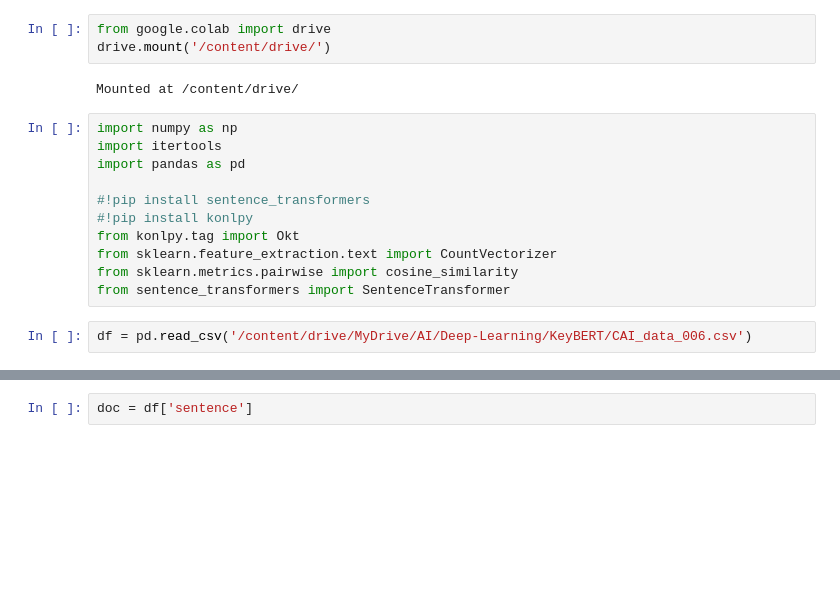
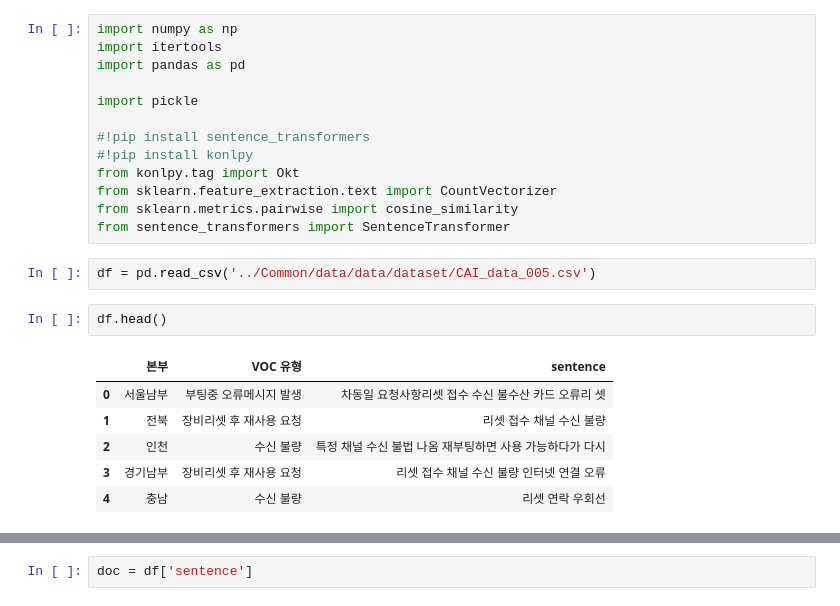
Before and after one commit to yyc9337/AI_Project, a Jupyter notebook: NLP/[Company] Channel AI (자연어처리)/Keywords/KeyBERT_MaxSumSimilary.ipynb, the cells around one changed output, grey strips where cells are left out. Saved outputs shown, nothing was run; the diff lists cells and outputs as text; blank space fills up the shorter version.

```diff
--- a/NLP/[Company] Channel AI (자연어처리)/Keywords/KeyBERT_MaxSumSimilary.ipynb
+++ b/NLP/[Company] Channel AI (자연어처리)/Keywords/KeyBERT_MaxSumSimilary.ipynb
@@ -1,12 +1,9 @@
-# %%
-from google.colab import drive
-drive.mount('/content/drive/')
-# %% [output]
-Mounted at /content/drive/
 # %%
 import numpy as np
 import itertools
 import pandas as pd
+
+import pickle
 
 #!pip install sentence_transformers
 #!pip install konlpy
@@ -14,8 +11,17 @@ from konlpy.tag import Okt
 from sklearn.feature_extraction.text import CountVectorizer
 from sklearn.metrics.pairwise import cosine_similarity
 from sentence_transformers import SentenceTransformer
-# %%
-df = pd.read_csv('/content/drive/MyDrive/AI/Deep-Learning/KeyBERT/CAI_data_006.csv')
+# %%
+df = pd.read_csv('../Common/data/data/dataset/CAI_data_005.csv')
+# %%
+df.head()
+# %% [output]
+|  | 본부 | VOC 유형 | sentence |
+| 0 | 서울남부 | 부팅중 오류메시지 발생 | 차동일 요청사항리셋 접수 수신 불수산 카드 오류리 셋 |
+| 1 | 전북 | 장비리셋 후 재사용 요청 | 리셋 접수 채널 수신 불량 |
+| 2 | 인천 | 수신 불량 | 특정 채널 수신 불법 나옴 재부팅하면 사용 가능하다가 다시 |
+| 3 | 경기남부 | 장비리셋 후 재사용 요청 | 리셋 접수 채널 수신 불량 인터넷 연결 오류 |
+| 4 | 충남 | 수신 불량 | 리셋 연락 우회선 |
 # %%
 print(len(df))
 df.head()
```
Also changed, not shown: parts of 5 cells of this notebook.
